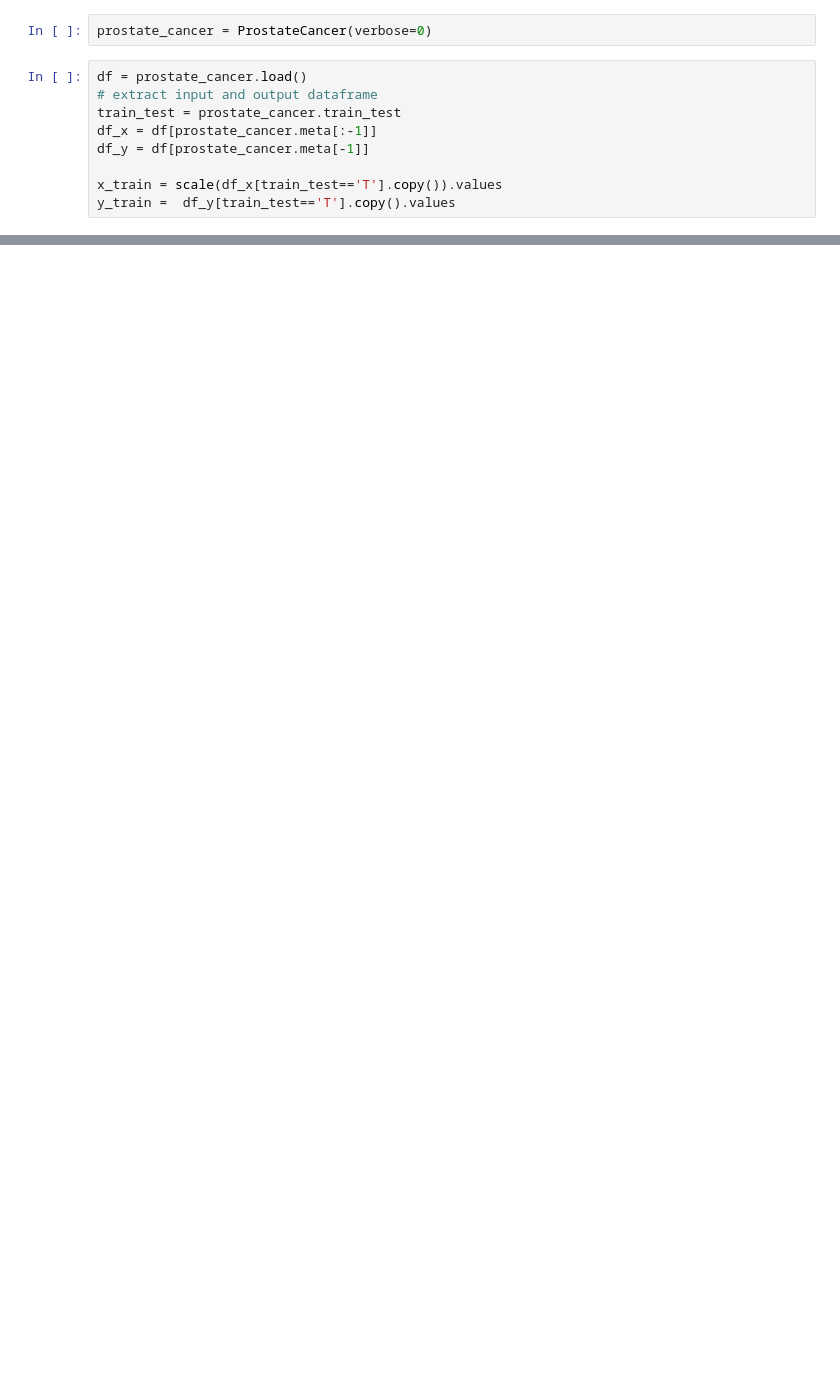
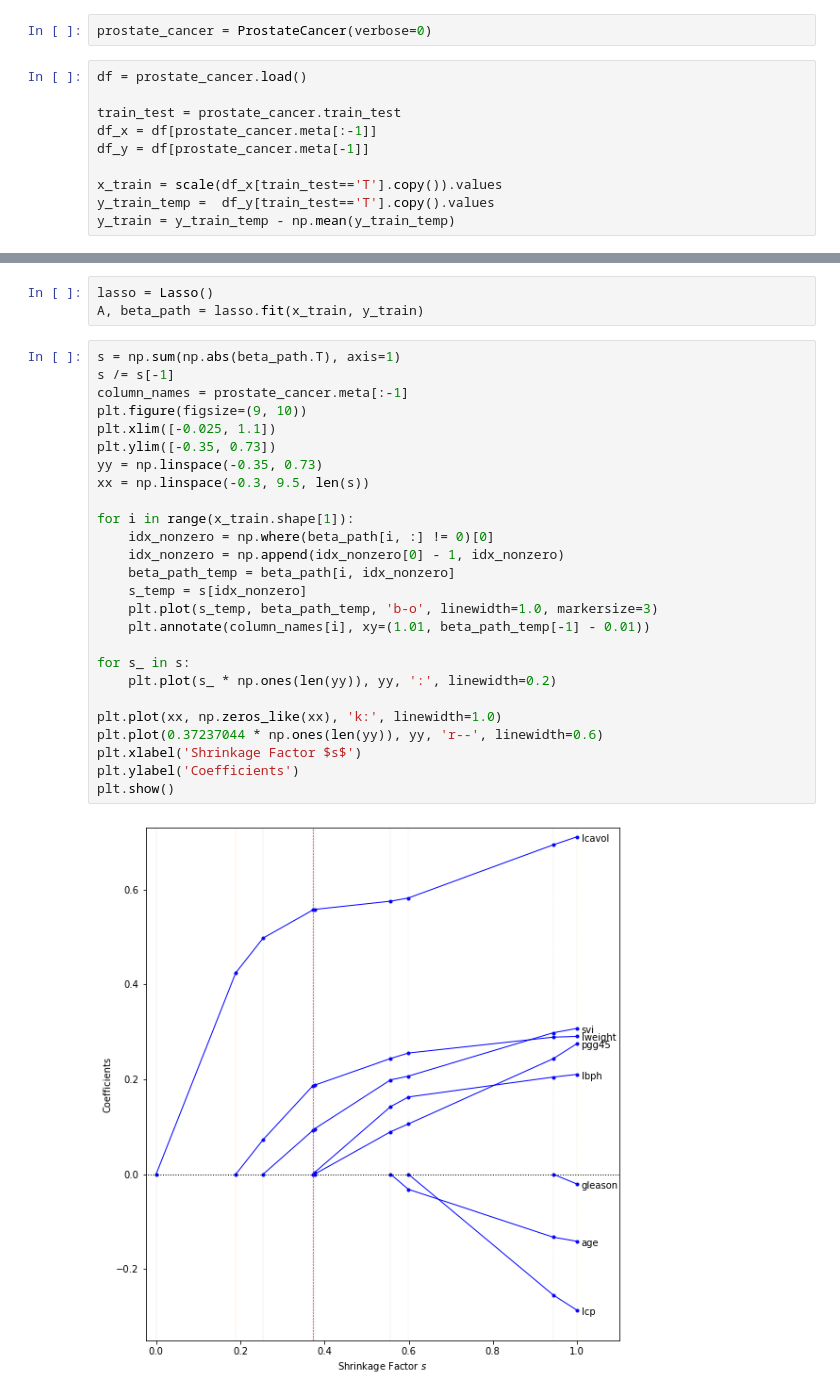
Before and after one commit to abkoesdw/The-Elements-of-Statistical-Learning-Python-Codes, a Jupyter notebook: Notebooks/Chapter 03 - Linear Methods for Regression/3.4.2 The Lasso.ipynb, the cells around one changed output, grey strips where cells are left out. Drawn from its saved outputs; the diff is of its cells as text; blank space fills up the shorter version.

Commit message:
completed lasso plot

```diff
--- a/Notebooks/Chapter 03 - Linear Methods for Regression/3.4.2 The Lasso.ipynb
+++ b/Notebooks/Chapter 03 - Linear Methods for Regression/3.4.2 The Lasso.ipynb
@@ -33,10 +57,11 @@ from esl.utils import scale
 prostate_cancer = ProstateCancer(verbose=0)
 # %%
 df = prostate_cancer.load()
-# extract input and output dataframe
+
 train_test = prostate_cancer.train_test
 df_x = df[prostate_cancer.meta[:-1]]
 df_y = df[prostate_cancer.meta[-1]]
 
 x_train = scale(df_x[train_test=='T'].copy()).values
-y_train =  df_y[train_test=='T'].copy().values
+y_train_temp =  df_y[train_test=='T'].copy().values
+y_train = y_train_temp - np.mean(y_train_temp)
@@ -207,0 +131,31 @@ print(beta_hat)
+# %%
+lasso = Lasso()
+A, beta_path = lasso.fit(x_train, y_train)
+# %%
+s = np.sum(np.abs(beta_path.T), axis=1)
+s /= s[-1]
+column_names = prostate_cancer.meta[:-1]
+plt.figure(figsize=(9, 10))
+plt.xlim([-0.025, 1.1])
+plt.ylim([-0.35, 0.73])
+yy = np.linspace(-0.35, 0.73)
+xx = np.linspace(-0.3, 9.5, len(s))
+
+for i in range(x_train.shape[1]):
+    idx_nonzero = np.where(beta_path[i, :] != 0)[0]
+    idx_nonzero = np.append(idx_nonzero[0] - 1, idx_nonzero)
+    beta_path_temp = beta_path[i, idx_nonzero]
+    s_temp = s[idx_nonzero]
+    plt.plot(s_temp, beta_path_temp, 'b-o', linewidth=1.0, markersize=3)
+    plt.annotate(column_names[i], xy=(1.01, beta_path_temp[-1] - 0.01))
+
+for s_ in s:
+    plt.plot(s_ * np.ones(len(yy)), yy, ':', linewidth=0.2)
+
+plt.plot(xx, np.zeros_like(xx), 'k:', linewidth=1.0)
+plt.plot(0.37237044 * np.ones(len(yy)), yy, 'r--', linewidth=0.6)
+plt.xlabel('Shrinkage Factor $s$')
+plt.ylabel('Coefficients')
+plt.show()
+# %% [output]
+[figure, added]
```
Also changed, not shown: parts of 10 cells of this notebook, 1 other file.
